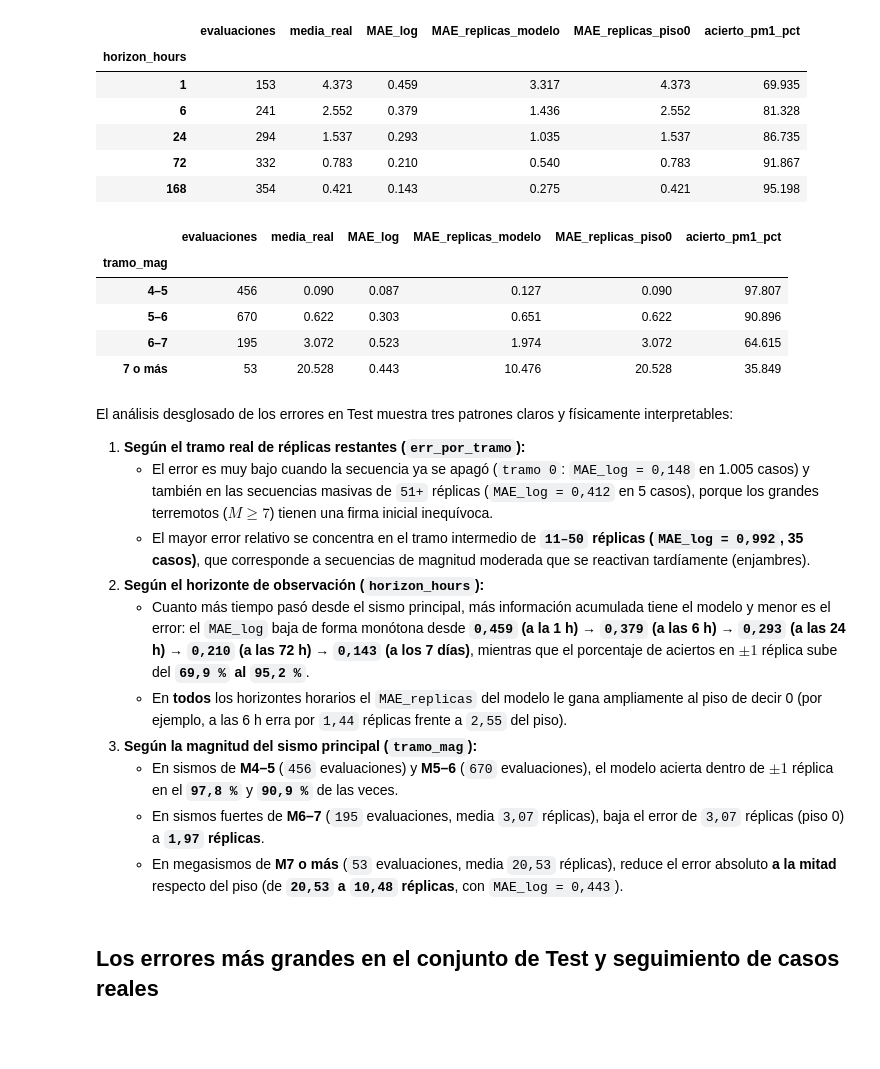
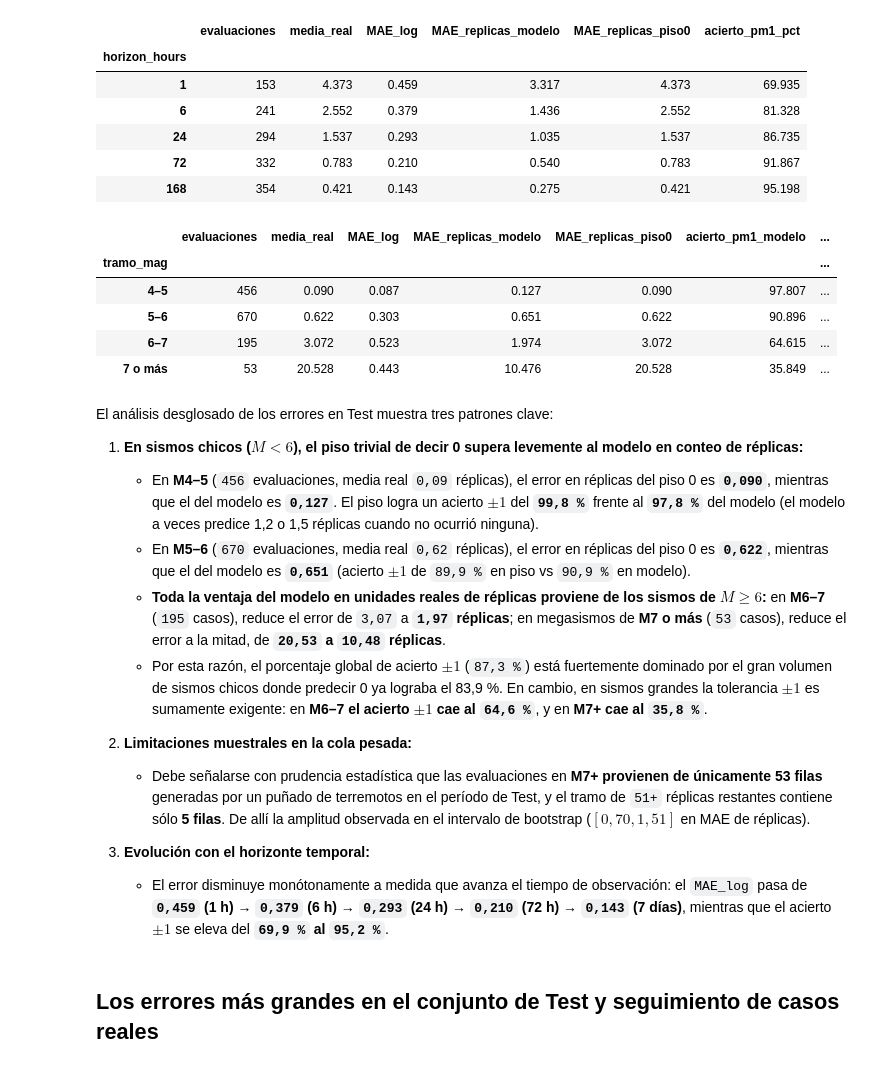
Before and after one commit to ElPacho21/ciencia-datos-sismos, a Jupyter notebook: notebooks/Entrega_3_opcion1.ipynb, the cells around one changed output. Cells and saved outputs as stored; diff of their text form; code cells hidden in the pictures; blank space fills up the shorter version.

```diff
--- a/notebooks/Entrega_3_opcion1.ipynb
+++ b/notebooks/Entrega_3_opcion1.ipynb
@@ -532,6 +531,7 @@ Antes de comparar familias de algoritmos, usamos un modelo lineal regularizado (
 4. **Lo que probamos y no sirvió:** ¿Agrega algo la sismicidad previa del último año (`n_prior_2d`, `n_prior_30d`, `n_prior_365d`, `days_since_prior`) una vez que ya conocemos cuántas réplicas ocurrieron hasta la hora $t$?
 # %%
 from sklearn.linear_model import Ridge
+from sklearn.ensemble import HistGradientBoostingRegressor
 
 configuraciones_columnas = {
     "A. Sólo principal (mag cruda + prof + horizonte)": dict(
@@ -578,19 +578,33 @@ configuraciones_columnas = {
     ),
 }
 
-filas_ablacion = {}
+filas_ablacion = []
 for nombre_cfg, params_cfg in configuraciones_columnas.items():
-    pipe_cfg = armar_pipeline(Ridge(alpha=10.0, random_state=SEMILLA), **params_cfg)
-    res_cfg = cross_validate(
-        pipe_cfg, X_train, y_train, cv=cv, groups=grupos_train, scoring=SCORERS, n_jobs=-1
+    pipe_ridge = armar_pipeline(Ridge(alpha=10.0, random_state=SEMILLA), **params_cfg)
+    pipe_hgb = armar_pipeline(
+        HistGradientBoostingRegressor(max_depth=6, min_samples_leaf=20, random_state=SEMILLA),
+        **params_cfg,
     )
-    filas_ablacion[nombre_cfg] = {
-        "MAE_log (media)": -res_cfg["test_mae_log"].mean(),
-        "MAE_log (desvío)": res_cfg["test_mae_log"].std(),
-        "R2_log (media)": res_cfg["test_r2_log"].mean(),
-        "MAE_replicas": -res_cfg["test_mae_rep"].mean(),
-    }
 
-tabla_ablacion = pd.DataFrame(filas_ablacion).T.round(4)
+    res_r = cross_validate(
+        pipe_ridge, X_train, y_train, cv=cv, groups=grupos_train, scoring=SCORERS, n_jobs=-1
+    )
+    res_h = cross_validate(
+        pipe_hgb, X_train, y_train, cv=cv, groups=grupos_train, scoring=SCORERS, n_jobs=-1
+    )
+
+    filas_ablacion.append(
+        {
+            "Configuración": nombre_cfg,
+            "Ridge MAE_log": f"{-res_r['test_mae_log'].mean():.4f} ± {res_r['test_mae_log'].std():.4f}",
+            "HGB MAE_log": f"{-res_h['test_mae_log'].mean():.4f} ± {res_h['test_mae_log'].std():.4f}",
+            "Ridge R2_log": f"{res_r['test_r2_log'].mean():.3f}",
+            "HGB R2_log": f"{res_h['test_r2_log'].mean():.3f}",
+            "Ridge MAE_rep": f"{-res_r['test_mae_rep'].mean():.3f}",
+            "HGB MAE_rep": f"{-res_h['test_mae_rep'].mean():.3f}",
+        }
+    )
+
+tabla_ablacion = pd.DataFrame(filas_ablacion).set_index("Configuración")
 tabla_ablacion
 # %% [output]
@@ -1067,39 +1163,43 @@ df_eval_test.groupby("horizon_hours").agg(
 # %%
 # Desempeño desglosado por tramo de magnitud del sismo principal en Test
 df_eval_test["tramo_mag"] = pd.cut(
     df_eval_test["mainshock_mag"],
     bins=[4, 5, 6, 7, 10],
     labels=["4–5", "5–6", "6–7", "7 o más"],
     right=False,
 )
+df_eval_test["acierto_pm1_piso0"] = (np.abs(df_eval_test["real"] - 0.0) <= 1.0) * 100.0
 
 df_eval_test.groupby("tramo_mag", observed=True).agg(
     evaluaciones=("real", "size"),
     media_real=("real", "mean"),
     MAE_log=("err_log", "mean"),
     MAE_replicas_modelo=("err_rep", "mean"),
     MAE_replicas_piso0=("err_rep_piso0", "mean"),
-    acierto_pm1_pct=("acierto_pm1", "mean"),
+    acierto_pm1_modelo=("acierto_pm1", "mean"),
+    acierto_pm1_piso0=("acierto_pm1_piso0", "mean"),
 ).round(3)
 # %% [output]
-|  | evaluaciones | media_real | MAE_log | MAE_replicas_modelo | MAE_replicas_piso0 | acierto_pm1_pct |
-| tramo_mag |  |  |  |  |  |  |
-| 4–5 | 456 | 0.090 | 0.087 | 0.127 | 0.090 | 97.807 |
-| 5–6 | 670 | 0.622 | 0.303 | 0.651 | 0.622 | 90.896 |
-| 6–7 | 195 | 3.072 | 0.523 | 1.974 | 3.072 | 64.615 |
-| 7 o más | 53 | 20.528 | 0.443 | 10.476 | 20.528 | 35.849 |
+|  | evaluaciones | media_real | MAE_log | MAE_replicas_modelo | MAE_replicas_piso0 | acierto_pm1_modelo | ... |
+| tramo_mag |  |  |  |  |  |  | ... |
+| 4–5 | 456 | 0.090 | 0.087 | 0.127 | 0.090 | 97.807 | ... |
+| 5–6 | 670 | 0.622 | 0.303 | 0.651 | 0.622 | 90.896 | ... |
+| 6–7 | 195 | 3.072 | 0.523 | 1.974 | 3.072 | 64.615 | ... |
+| 7 o más | 53 | 20.528 | 0.443 | 10.476 | 20.528 | 35.849 | ... |
 # %% [markdown]
-El análisis desglosado de los errores en Test muestra tres patrones claros y físicamente interpretables:
-1. **Según el tramo real de réplicas restantes (`err_por_tramo`):**
-   - El error es muy bajo cuando la secuencia ya se apagó (`tramo 0`: `MAE_log = 0,148` en 1.005 casos) y también en las secuencias masivas de `51+` réplicas (`MAE_log = 0,412` en 5 casos), porque los grandes terremotos ($M \ge 7$) tienen una firma inicial inequívoca.
-   - El mayor error relativo se concentra en el tramo intermedio de **`11–50` réplicas (`MAE_log = 0,992`, 35 casos)**, que corresponde a secuencias de magnitud moderada que se reactivan tardíamente (enjambres).
-2. **Según el horizonte de observación (`horizon_hours`):**
-   - Cuanto más tiempo pasó desde el sismo principal, más información acumulada tiene el modelo y menor es el error: el `MAE_log` baja de forma monótona desde **`0,459` (a la 1 h) → `0,379` (a las 6 h) → `0,293` (a las 24 h) → `0,210` (a las 72 h) → `0,143` (a los 7 días)**, mientras que el porcentaje de aciertos en $\pm 1$ réplica sube del **`69,9 %` al `95,2 %`**.
-   - En **todos** los horizontes horarios el `MAE_replicas` del modelo le gana ampliamente al piso de decir 0 (por ejemplo, a las 6 h erra por `1,44` réplicas frente a `2,55` del piso).
-3. **Según la magnitud del sismo principal (`tramo_mag`):**
-   - En sismos de **M4–5** (`456` evaluaciones) y **M5–6** (`670` evaluaciones), el modelo acierta dentro de $\pm 1$ réplica en el **`97,8 %`** y **`90,9 %`** de las veces.
-   - En sismos fuertes de **M6–7** (`195` evaluaciones, media `3,07` réplicas), baja el error de `3,07` réplicas (piso 0) a **`1,97` réplicas**.
-   - En megasismos de **M7 o más** (`53` evaluaciones, media `20,53` réplicas), reduce el error absoluto **a la mitad** respecto del piso (de **`20,53` a `10,48` réplicas**, con `MAE_log = 0,443`).
+El análisis desglosado de los errores en Test muestra tres patrones clave:
+
+1. **En sismos chicos ($M < 6$), el piso trivial de decir 0 supera levemente al modelo en conteo de réplicas:**
+   - En **M4–5** (`456` evaluaciones, media real `0,09` réplicas), el error en réplicas del piso 0 es **`0,090`**, mientras que el del modelo es **`0,127`**. El piso logra un acierto $\pm 1$ del **`99,8 %`** frente al **`97,8 %`** del modelo (el modelo a veces predice 1,2 o 1,5 réplicas cuando no ocurrió ninguna).
+   - En **M5–6** (`670` evaluaciones, media real `0,62` réplicas), el error en réplicas del piso 0 es **`0,622`**, mientras que el del modelo es **`0,651`** (acierto $\pm 1$ de `89,9 %` en piso vs `90,9 %` en modelo).
+   - **Toda la ventaja del modelo en unidades reales de réplicas proviene de los sismos de $M \ge 6$:** en **M6–7** (`195` casos), reduce el error de `3,07` a **`1,97` réplicas**; en megasismos de **M7 o más** (`53` casos), reduce el error a la mitad, de **`20,53` a `10,48` réplicas**.
+   - Por esta razón, el porcentaje global de acierto $\pm 1$ (`87,3 %`) está fuertemente dominado por el gran volumen de sismos chicos donde predecir 0 ya lograba el 83,9 %. En cambio, en sismos grandes la tolerancia $\pm 1$ es sumamente exigente: en **M6–7 el acierto $\pm 1$ cae al `64,6 %`**, y en **M7+ cae al `35,8 %`**.
+
+2. **Limitaciones muestrales en la cola pesada:**
+   - Debe señalarse con prudencia estadística que las evaluaciones en **M7+ provienen de únicamente 53 filas** generadas por un puñado de terremotos en el período de Test, y el tramo de `51+` réplicas restantes contiene sólo **5 filas**. De allí la amplitud observada en el intervalo de bootstrap ($[0,70, 1,51]$ en MAE de réplicas).
+
+3. **Evolución con el horizonte temporal:**
+   - El error disminuye monótonamente a medida que avanza el tiempo de observación: el `MAE_log` pasa de **`0,459` (1 h) → `0,379` (6 h) → `0,293` (24 h) → `0,210` (72 h) → `0,143` (7 días)**, mientras que el acierto $\pm 1$ se eleva del **`69,9 %` al `95,2 %`**.
 # %% [markdown]
 ## Los errores más grandes en el conjunto de Test y seguimiento de casos reales
 # %%
```
Also changed, not shown: parts of 16 cells of this notebook, 1 other file.
